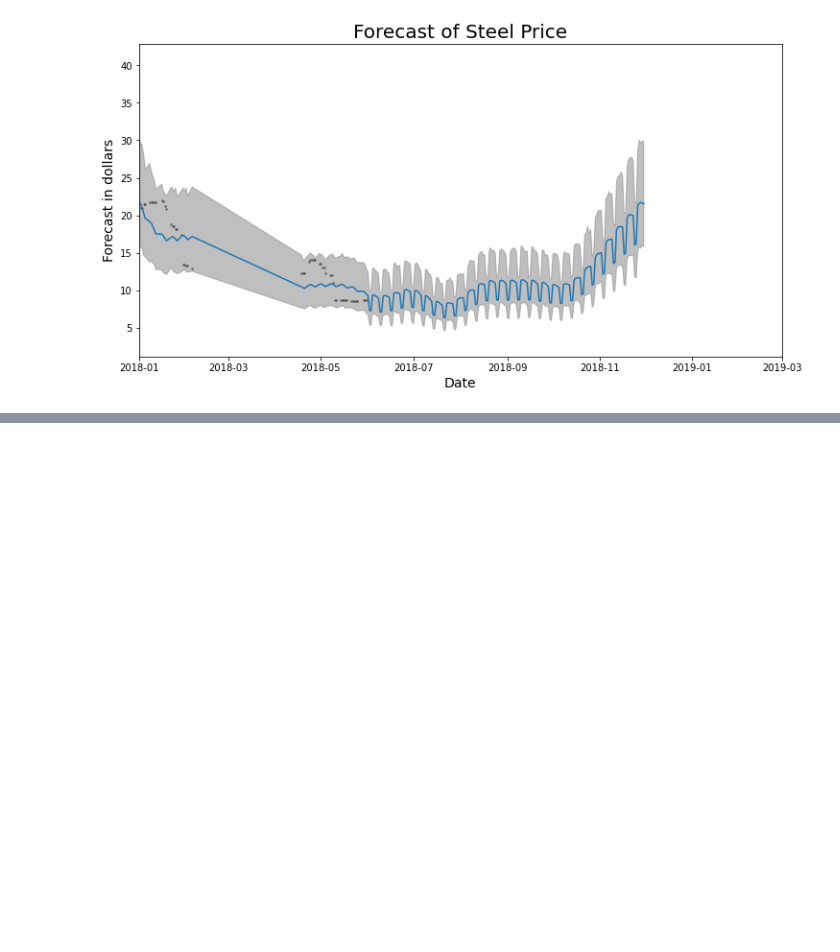
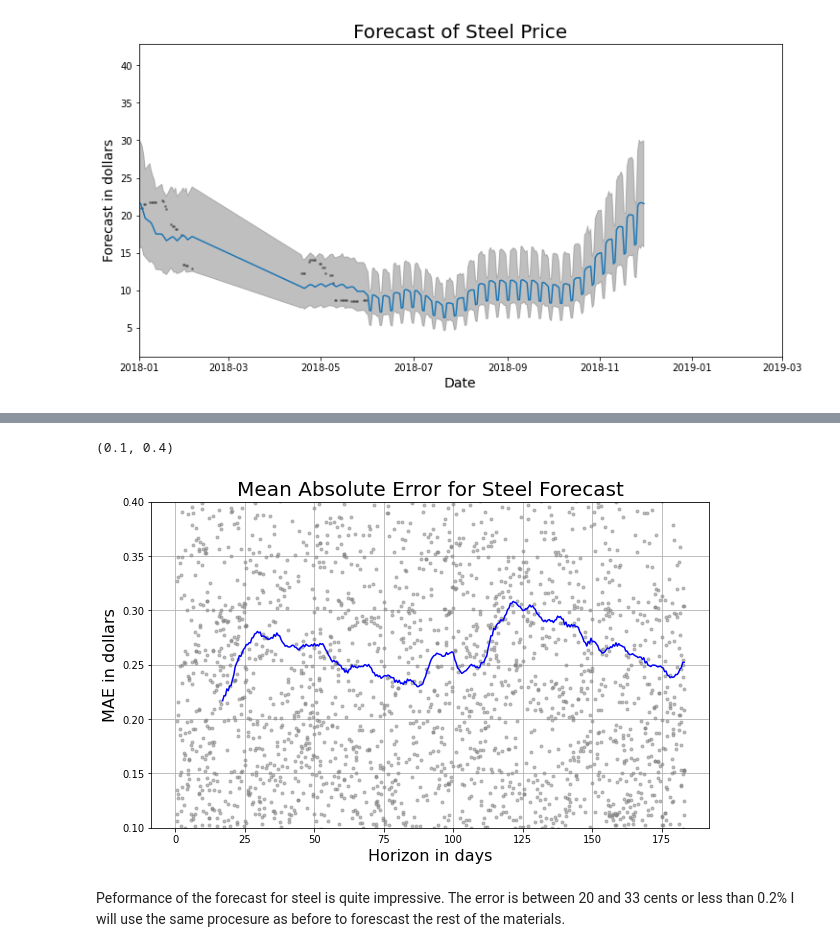
Before and after one commit to BlitzenPrancer/Core-Construction-Material-Cost-Forecasting-Project, a Jupyter notebook: Core_Construction_Material_Cost_Forecasting_Project.ipynb, the cells around one changed output, grey strips where cells are left out. Cells and saved outputs as stored; diff of their text form; code cells hidden in the pictures; blank space fills up the shorter version.

```diff
--- a/Core_Construction_Material_Cost_Forecasting_Project.ipynb
+++ b/Core_Construction_Material_Cost_Forecasting_Project.ipynb
@@ -205,0 +210,6 @@ plt.xlim(pd.Timestamp('2018-01-01'), pd.Timestamp('2019-03-01'))
+# %%
+# Crossvalidating my  predictions.
+# This will use 3 times horizon (1.5 years) as training data
+steel_cv = cross_validation(steel_model, horizon='183 days')
+steel_metrics = performance_metrics(steel_cv)
+steel_metrics.head(5)
@@ -205,0 +224,12 @@ plt.xlim(pd.Timestamp('2018-01-01'), pd.Timestamp('2019-03-01'))
+# %%
+plot_cross_validation_metric(steel_cv, metric='mae')
+plt.xlabel('Horizon in days', fontsize=16)
+plt.ylabel('MAE in dollars', fontsize=16)
+plt.title('Mean Absolute Error for Steel Forecast', fontsize=20)
+plt.ylim(0.1,0.4)
+# %% [output]
+(0.1, 0.4)
+[figure, added]
+# %% [markdown]
+Peformance of the forecast for steel is quite impressive. The error is between 20 and 33 cents or less than 0.2%
+I will use the same procesure as before to forescast the rest of the materials.
```
Also changed, not shown: parts of 11 cells of this notebook.
